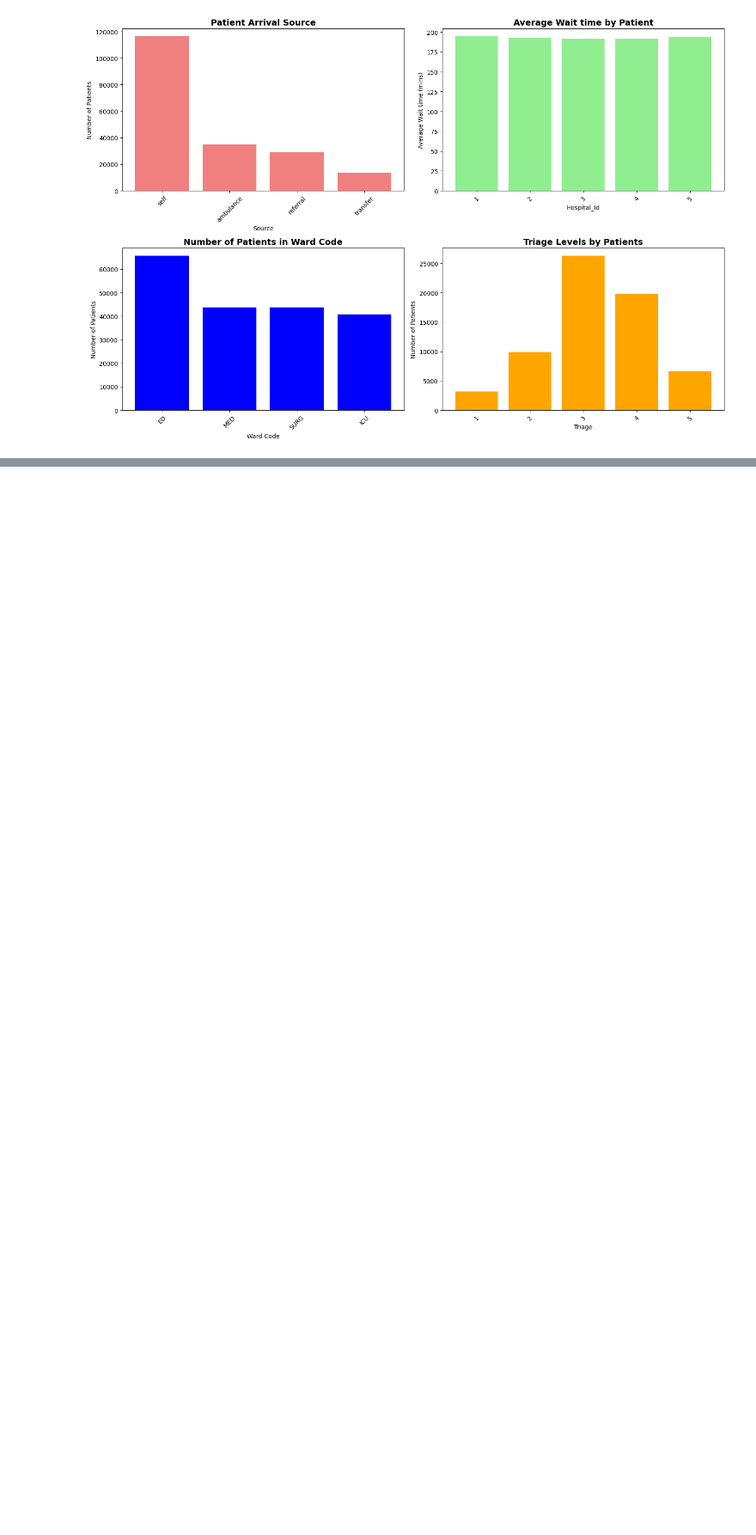
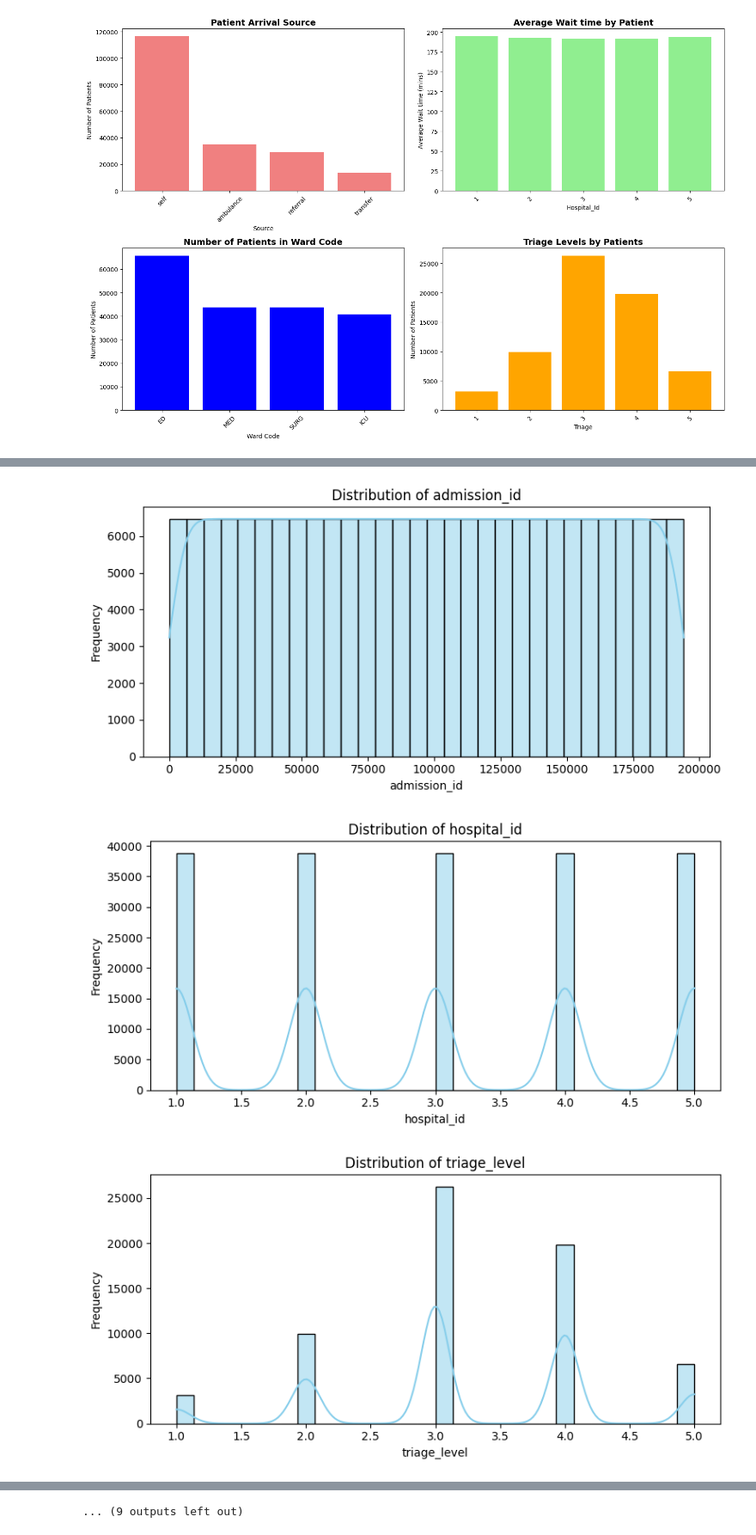
Before and after one commit to abahjohn0411/Med_Optix, a Jupyter notebook: DataCleaning/DataCleaning.ipynb, the cells around one changed output, grey strips where cells are left out. Shown at 86% size. Drawn from its saved outputs; the diff is of its cells as text; code cells hidden in the pictures; blank space fills up the shorter version.

```diff
--- a/DataCleaning/DataCleaning.ipynb
+++ b/DataCleaning/DataCleaning.ipynb
@@ -342,0 +428,15 @@ Row:3105536, Columns:34
+# %%
+
+
+for col in num_cols:
+    plt.figure(figsize=(8, 4))
+    sns.histplot(data=merged_df, x=col, kde=True, bins=30, color='skyblue', edgecolor='black')
+    plt.title(f'Distribution of {col}')
+    plt.xlabel(col)
+    plt.ylabel('Frequency')
+    plt.tight_layout()
+    plt.show()
+# %% [output]
+[figure, added]
+[figure, added]
+[figure, added]
@@ -342,0 +452 @@ Row:3105536, Columns:34
+... (9 outputs left out)
```
Also changed, not shown: parts of 26 cells of this notebook.
